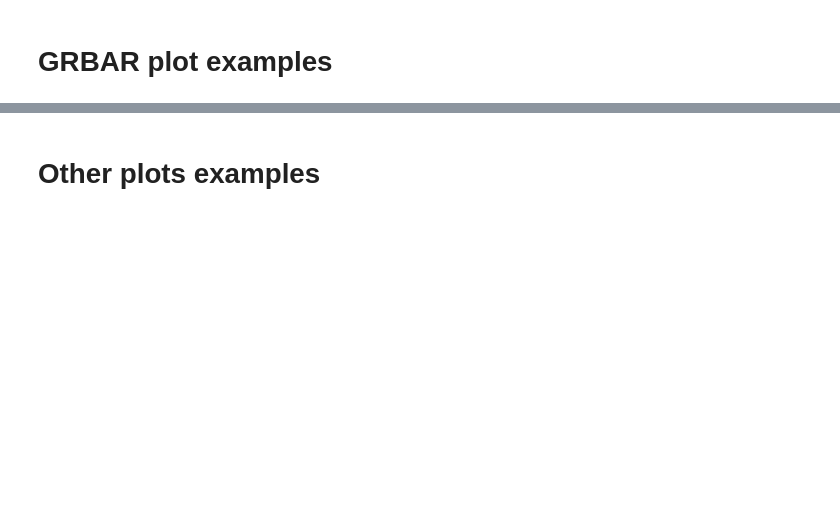
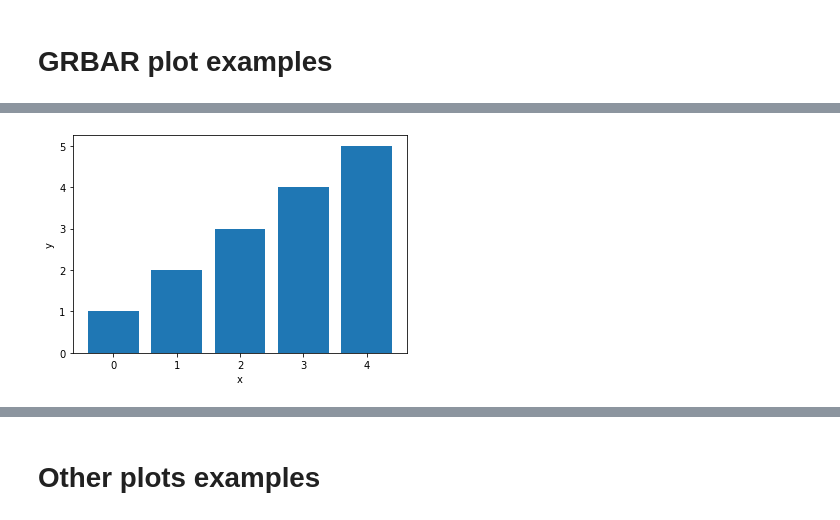
Before and after one commit to okulovsky/yo_ds, a Jupyter notebook: yo_ds__tests/test_plots/Plots demo.ipynb, the cells around one changed output, grey strips where cells are left out. Drawn from its saved outputs; the diff is of its cells as text; code cells hidden in the pictures; blank space fills up the shorter version.

Commit message:
grbar tests

```diff
--- a/yo_ds__tests/test_plots/Plots demo.ipynb
+++ b/yo_ds__tests/test_plots/Plots demo.ipynb
@@ -118,6 +139,15 @@ class TestGrBar(TestCase):
         df= _get_df()
         df = df.loc[df.a==1]
         grbar_plot(df,'y','x',None)
+
+    def test_6_without_colors(self):
+        df = _get_df()
+        df = df.loc[df.a==1]
+        grbar_plot(df,'y',None,'x')
+
+    def test_7_orient_h(self):
+        df = _get_df()
+        grbar_plot(df,'y','a','x',orient='h')
 tc = TestGrBar()
 # %%
 tc.test_1_simple()
@@ -131,0 +172,4 @@ tc.test_5_witout_groups()
+# %%
+tc.test_6_without_colors()
+# %% [output]
+[figure, added]
```
Also changed, not shown: parts of 16 cells of this notebook, 1 other file.
